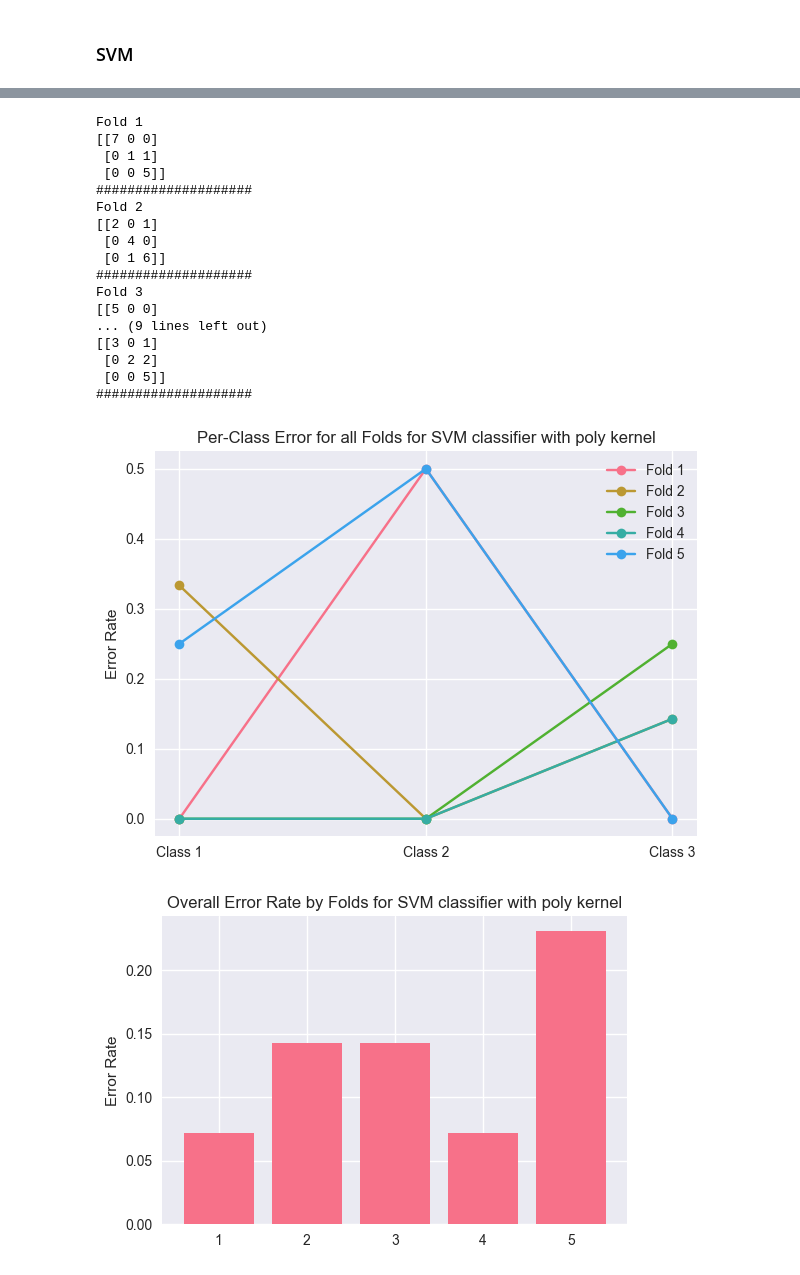
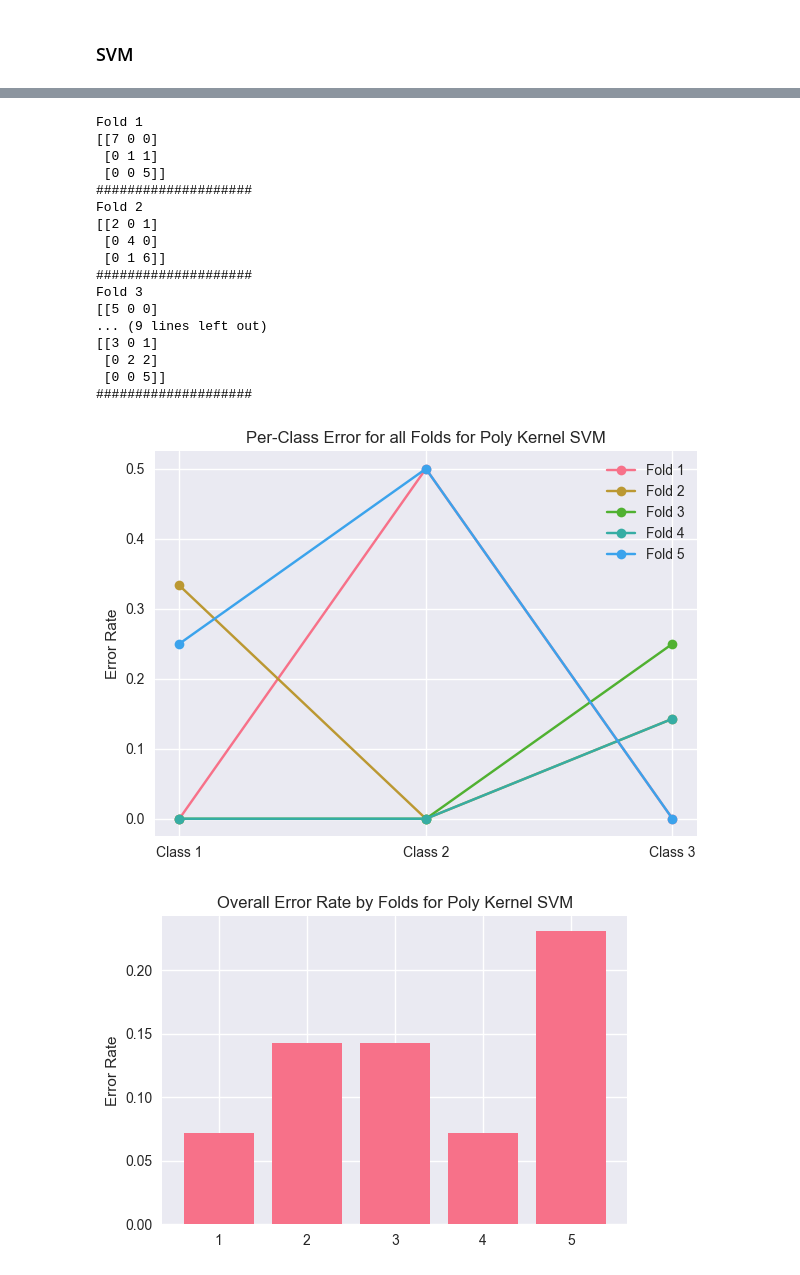
Before and after one commit to ivokusi/ME453-Final-Project, a Jupyter notebook: main.ipynb, the cells around one changed output, grey strips where cells are left out. Drawn from its saved outputs; the diff is of its cells as text; code cells hidden in the pictures.

```diff
--- a/main.ipynb
+++ b/main.ipynb
@@ -251,8 +252,8 @@ subsets of features for each classifier :
 
 We'll use the fisher's ratio to rank fatures based on how well they discriminate Good-Cold, Good-Excessive welds. Similar to the part 3 approach, we'll select the adequate number features from the feature pool based on the following criterion: max (Fisher’s ratio 1 + Fisher’s ratio 2).
 # %%
-from part4a import plot_best_features
+from part4a import get_best_features
 
 df_data4 = pd.read_csv(data4)
-chosen_features = plot_best_features(df_data4)
+best_features = get_best_features(df_data4)
 # %% [output]
@@ -272,7 +271,7 @@ or technique.
 # %%
 from part4b import classify
 
-X = df_data4[chosen_features].iloc[:, :]
+X = df_data4[best_features].iloc[:, :]
 y = df_data4.iloc[:,1]
 # %% [markdown]
 ### LDA
@@ -300,6 +299,6 @@ Average LinearDiscriminantAnalysis Accuracy: 0.8967032967032967
 ### QDA
 # %%
 qda = QDA()
-ConfMatrices_qda , _ = classify(X,y, qda)
+_, confusion_matrices_qda = classify(X, y, qda, "Quadratic Discriminant Analysis")
 # %% [output]
 Fold 1
@@ -322,11 +321,14 @@ Average QuadraticDiscriminantAnalysis Accuracy: 0.8417582417582418
 ### SVM with different kernels
 # %%
 kernels = ["linear", "rbf", "poly"]
-svmCmatrices = []
+
+confusion_matrices_svms = []
+
 for kernel in kernels:
+
     svm = SVC(kernel=kernel)
-    ConfMatrices_svm , _ = classify(X,y,svm, classifier_name_prefix=f"{kernel} ")
-    svmCmatrices.append(ConfMatrices_svm)
+    _, confusion_matrices_fold = classify(X, y, svm, f"{kernel[0].upper() + kernel[1:].lower()} Kernel SVM")
+    confusion_matrices_svms.append(confusion_matrices_fold)
     print()
 # %% [output]
 Fold 1
@@ -408,10 +464,8 @@ Fold 3
 # %% [markdown]
 ### SVM
 # %%
-print("Confusion matrix for SVM classifier")
+print("Confusion matrices for SVM classifiers")
 
-folds_ = np.arange(1,6,1)
-kernels = ["linear", "rbf", "poly"]
-for k,cm_ in enumerate(svmCmatrices):
-    error_plots(cm_, "SVM", f"with {kernels[k]} kernel")
+for kernel, cm in zip(kernels, confusion_matrices_svms):
+    error_plots(cm, f"{kernel[0].upper() + kernel[1:].lower()} Kernel SVM")
 # %% [output]
@@ -456,19 +510,19 @@ Fold 3
 Fold 1
 [[7 0 0]
  [0 1 1]
  [0 0 5]]
 ####################
 Fold 2
 [[2 0 1]
  [0 4 0]
  [0 1 6]]
 ####################
 Fold 3
 [[5 0 0]
 ... (9 lines left out)
 [[3 0 1]
  [0 2 2]
  [0 0 5]]
 ####################
-[figure, old version]
+[figure, new version]
-[figure, old version]
+[figure, new version]
```
Also changed, not shown: parts of 14 cells of this notebook, 6 other files.
